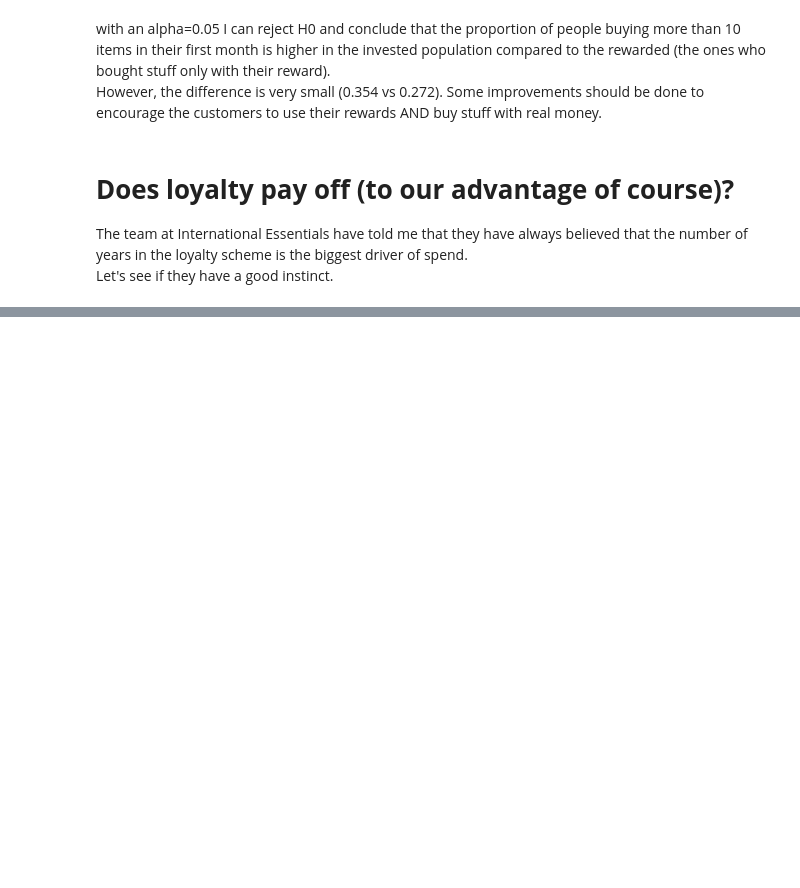
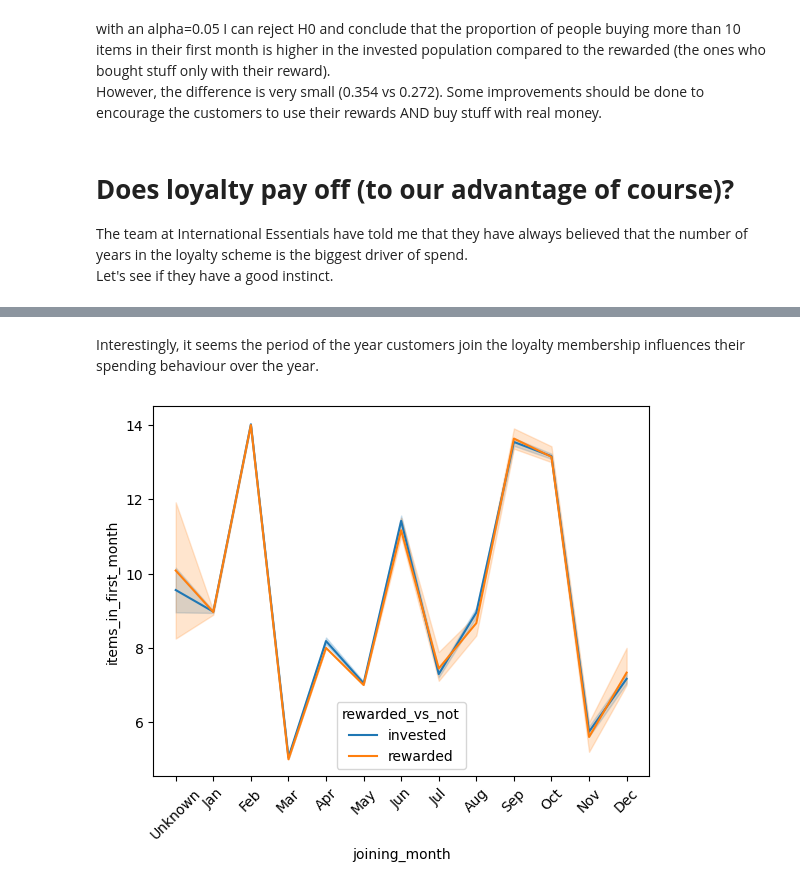
Before and after one commit to flylight-max/EDA_exam_CodeOp, a Jupyter notebook: analysis.ipynb, the cells around one changed output, grey strips where cells are left out. Saved outputs shown, nothing was run; the diff lists cells and outputs as text; code cells hidden in the pictures; blank space fills up the shorter version.

```diff
--- a/analysis.ipynb
+++ b/analysis.ipynb
@@ -367,0 +424,8 @@ Let's see if they have a good instinct.
+# %% [markdown]
+Interestingly, it seems the period of the year customers join the loyalty membership influences their spending behaviour over the year.
+# %%
+sns.lineplot(x="joining_month", y="items_in_first_month", hue="rewarded_vs_not", data=customer_data)
+plt.xticks(rotation=45)
+plt.show()
+# %% [output]
+[figure, added]
```
Also changed, not shown: parts of 7 cells of this notebook.
